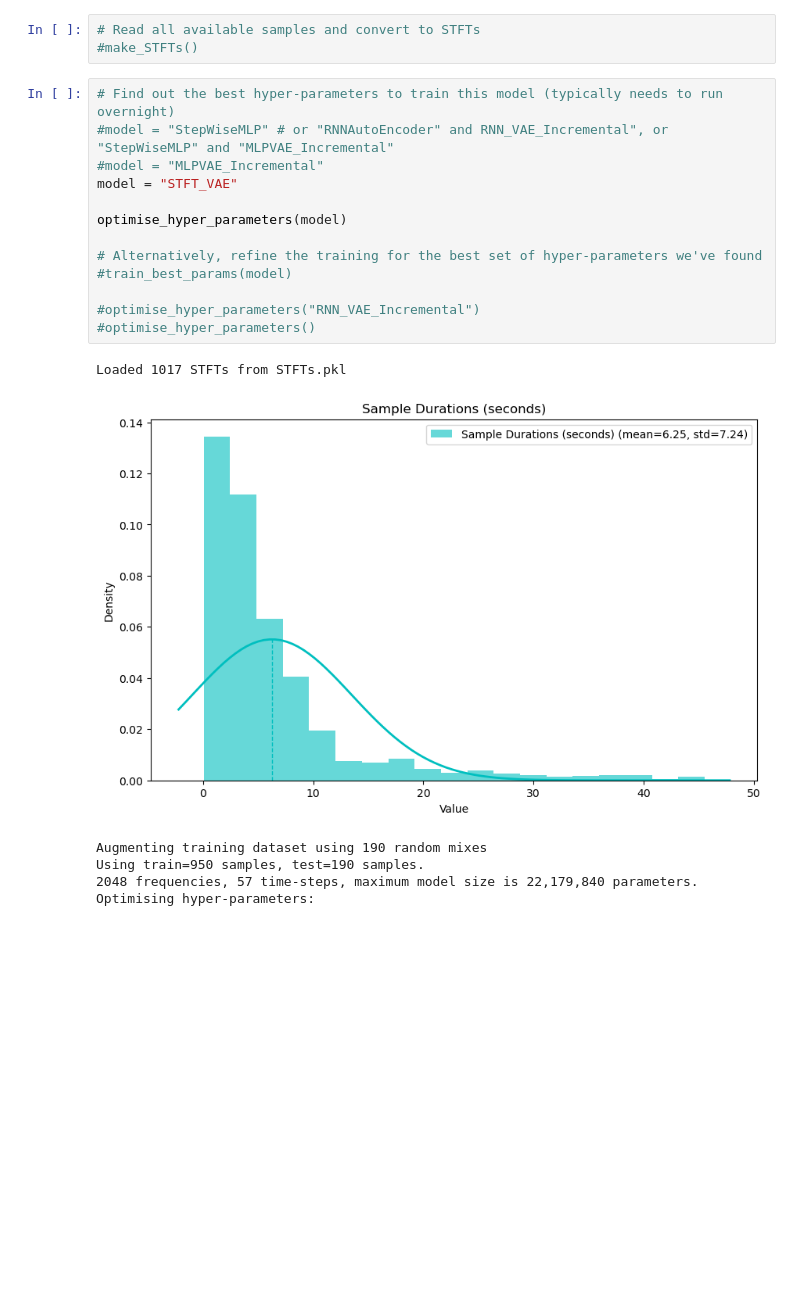
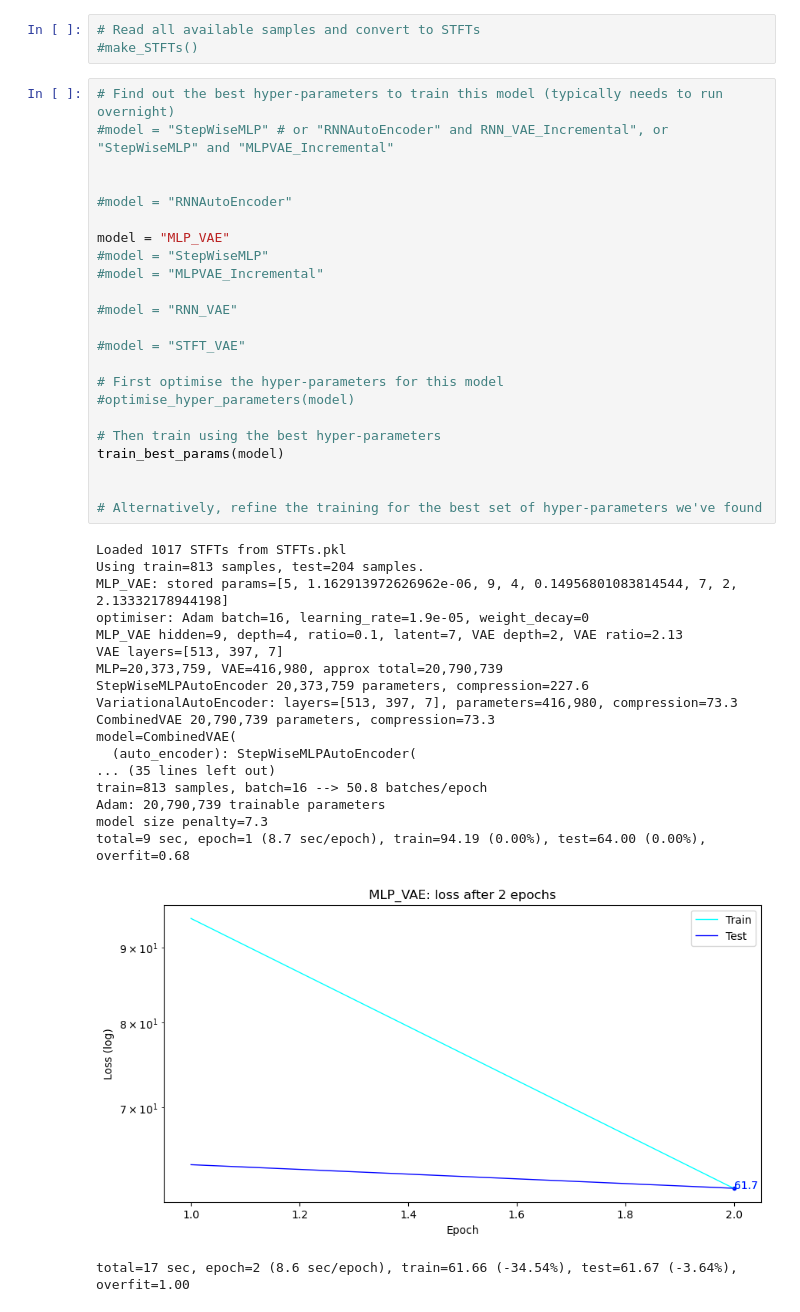
Before and after one commit to RikMaxSpeed/SampleGen, a Jupyter notebook: MakeAndTrain.ipynb, the cells around one changed output. Saved outputs shown, nothing was run; the diff lists cells and outputs as text; blank space fills up the shorter version.

```diff
--- a/MakeAndTrain.ipynb
+++ b/MakeAndTrain.ipynb
@@ -21,20 +21,43 @@ Using sample rate=44100 Hz, FFT=2048 buckets, hop=1536 samples, duration=2.0 sec
 # %%
 # Find out the best hyper-parameters to train this model (typically needs to run overnight)
 #model = "StepWiseMLP" # or "RNNAutoEncoder" and RNN_VAE_Incremental", or "StepWiseMLP" and "MLPVAE_Incremental"
+
+
+#model = "RNNAutoEncoder"
+
+model = "MLP_VAE"
+#model = "StepWiseMLP"
 #model = "MLPVAE_Incremental"
-model = "STFT_VAE"
 
-optimise_hyper_parameters(model)
+#model = "RNN_VAE"
+
+#model = "STFT_VAE"
+
+# First optimise the hyper-parameters for this model
+#optimise_hyper_parameters(model)
+
+# Then train using the best hyper-parameters
+train_best_params(model)
+
 
 # Alternatively, refine the training for the best set of hyper-parameters we've found
-#train_best_params(model)
-
-#optimise_hyper_parameters("RNN_VAE_Incremental")
-#optimise_hyper_parameters()
 # %% [output]
 Loaded 1017 STFTs from STFTs.pkl
+Using train=813 samples, test=204 samples.
+MLP_VAE: stored params=[5, 1.162913972626962e-06, 9, 4, 0.14956801083814544, 7, 2, 2.13332178944198]
+optimiser: Adam batch=16, learning_rate=1.9e-05, weight_decay=0
+MLP_VAE hidden=9, depth=4, ratio=0.1, latent=7, VAE depth=2, VAE ratio=2.13
+VAE layers=[513, 397, 7]
+MLP=20,373,759, VAE=416,980, approx total=20,790,739
+StepWiseMLPAutoEncoder 20,373,759 parameters, compression=227.6
+VariationalAutoEncoder: layers=[513, 397, 7], parameters=416,980, compression=73.3
+CombinedVAE 20,790,739 parameters, compression=73.3
+model=CombinedVAE(
+  (auto_encoder): StepWiseMLPAutoEncoder(
+... (35 lines left out)
+train=813 samples, batch=16 --> 50.8 batches/epoch
+Adam: 20,790,739 trainable parameters
+model size penalty=7.3
+total=9 sec, epoch=1 (8.7 sec/epoch), train=94.19 (0.00%), test=64.00 (0.00%), overfit=0.68
-[figure, old version]
+[figure, new version]
-Augmenting training dataset using 190 random mixes
-Using train=950 samples, test=190 samples.
-2048 frequencies, 57 time-steps, maximum model size is 22,179,840 parameters.
-Optimising hyper-parameters:
+total=17 sec, epoch=2 (8.6 sec/epoch), train=61.66 (-34.54%), test=61.67 (-3.64%), overfit=1.00
```
Also changed, not shown: parts of 2 cells of this notebook, 11 other files.
